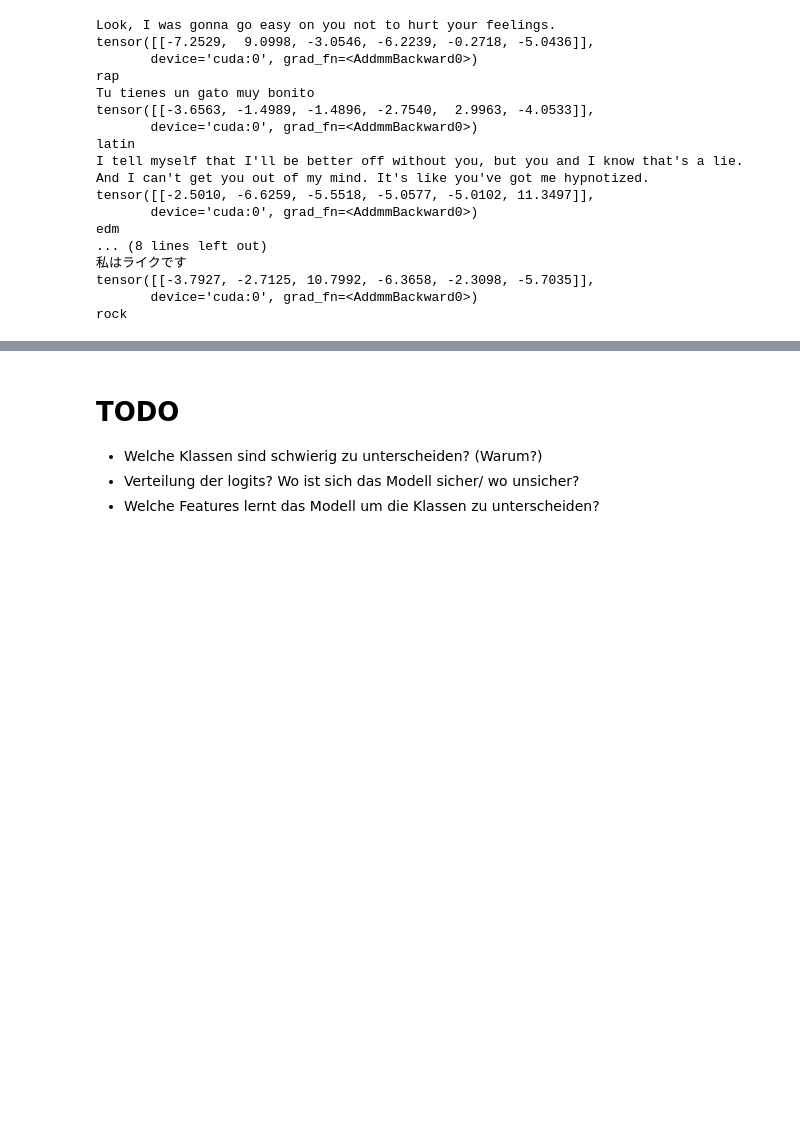
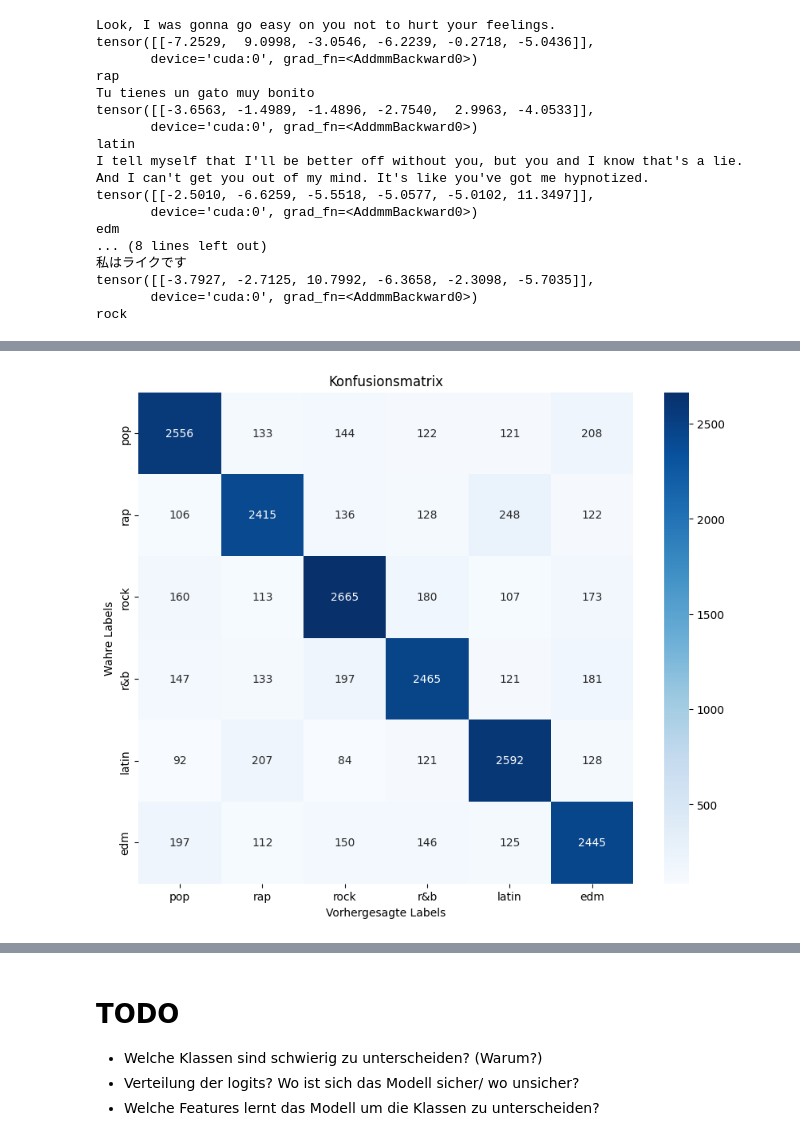
Before and after one commit to RaykKretzschmar/LyricGenrePrediction, a Jupyter notebook: LyricGenrePrediction.ipynb, the cells around one changed output, grey strips where cells are left out. Saved outputs shown, nothing was run; the diff lists cells and outputs as text; code cells hidden in the pictures; blank space fills up the shorter version.

Commit message:
confusion matrix and accuracy comparison

```diff
--- a/LyricGenrePrediction.ipynb
+++ b/LyricGenrePrediction.ipynb
@@ -677,0 +714,7 @@ rock
+# %%
+# Laden des Modells
+model = AutoModelForSequenceClassification.from_pretrained("./genre_model").to(device)
+test_loader = DataLoader(tokenized_datasets["test"], batch_size=16, shuffle=False)
+print(test_loader.dataset)
+
+true_labels, predictions = get_predictions(model, test_loader)
@@ -677,0 +739,17 @@ rock
+# %%
+# change label numbers back to genre names
+true_labels_converted = ["pop" if label == 0 else "rap" if label == 1 else "rock" if label == 2 else "r&b" if label == 3 else "latin" if label == 4 else "edm" for label in true_labels]
+predictions_converted = ["pop" if label == 0 else "rap" if label == 1 else "rock" if label == 2 else "r&b" if label == 3 else "latin" if label == 4 else "edm" for label in predictions]
+
+# confusion matrix
+conf_matrix = confusion_matrix(true_labels_converted, predictions_converted, labels=["pop", "rap", "rock", "r&b", "latin", "edm"])
+
+# Plot
+plt.figure(figsize=(10, 8))
+sns.heatmap(conf_matrix, annot=True, fmt='g', cmap='Blues', xticklabels=["pop", "rap", "rock", "r&b", "latin", "edm"], yticklabels=["pop", "rap", "rock", "r&b", "latin", "edm"])
+plt.xlabel('Vorhergesagte Labels')
+plt.ylabel('Wahre Labels')
+plt.title('Konfusionsmatrix')
+plt.show()
+# %% [output]
+[figure, added]
```
Also changed, not shown: parts of 7 cells of this notebook.
